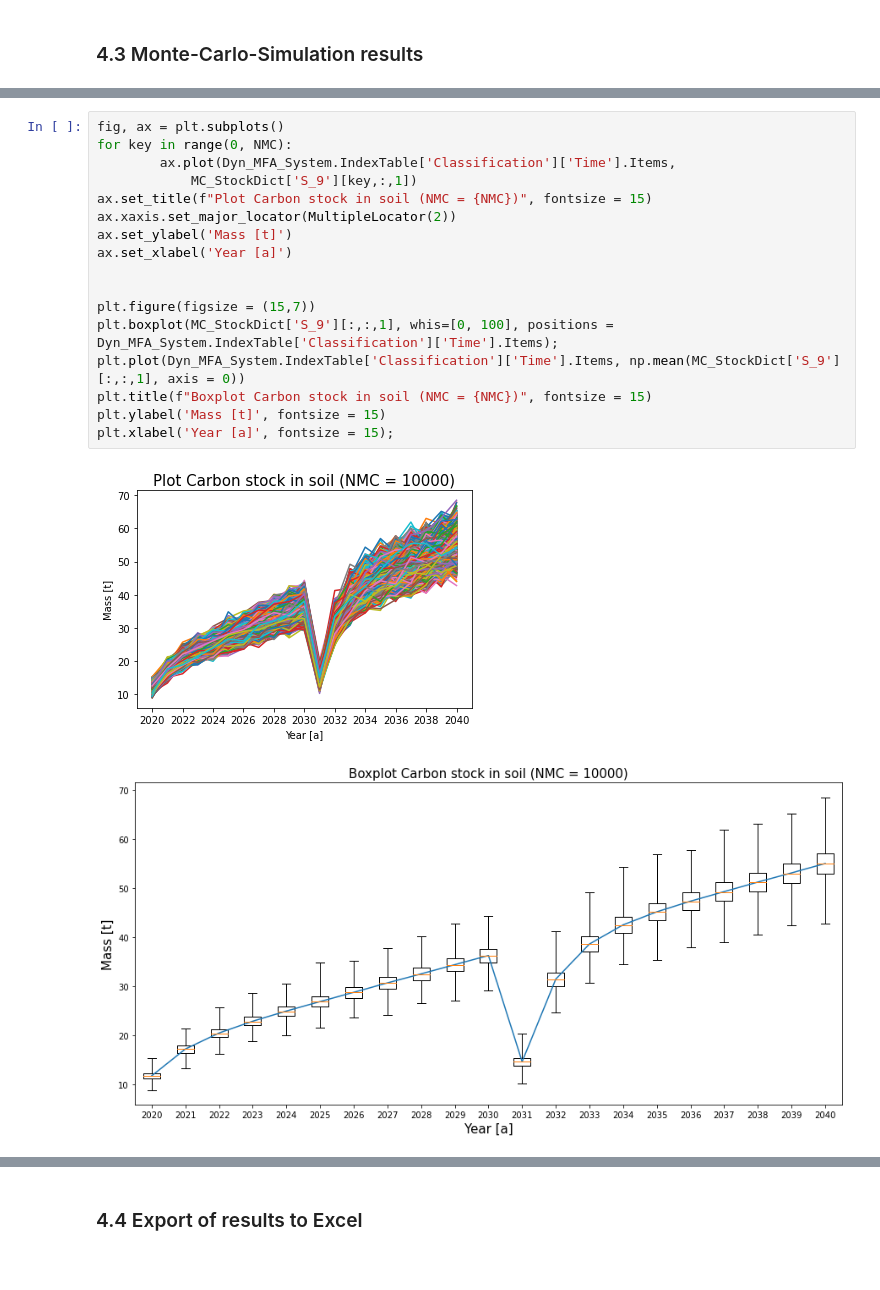
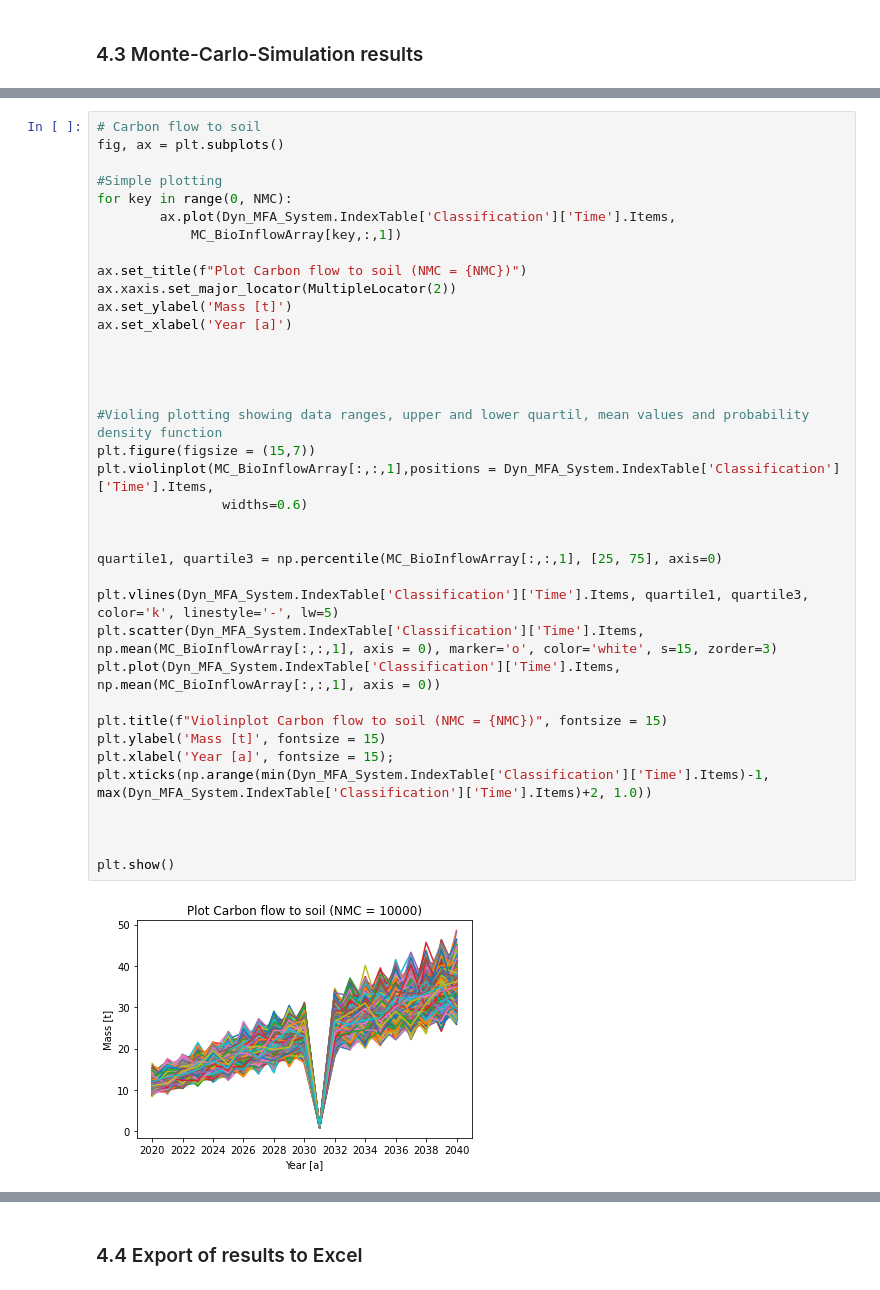
Before and after one commit to lukashpe/biODYM, a Jupyter notebook: template/biODYM_template.ipynb, the cells around one changed output, grey strips where cells are left out. Drawn from its saved outputs; the diff is of its cells as text.

```diff
--- a/template/biODYM_template.ipynb
+++ b/template/biODYM_template.ipynb
@@ -875,20 +850,39 @@ plt.xlabel('Year [a]', fontsize = 15);
-# %%
-fig, ax = plt.subplots()
-for key in range(0, NMC):
-        ax.plot(Dyn_MFA_System.IndexTable['Classification']['Time'].Items,
-            MC_StockDict['S_9'][key,:,1])
-ax.set_title(f"Plot Carbon stock in soil (NMC = {NMC})", fontsize = 15)
-ax.xaxis.set_major_locator(MultipleLocator(2))
-ax.set_ylabel('Mass [t]')
-ax.set_xlabel('Year [a]')
-
-
-plt.figure(figsize = (15,7))
-plt.boxplot(MC_StockDict['S_9'][:,:,1], whis=[0, 100], positions = Dyn_MFA_System.IndexTable['Classification']['Time'].Items);
-plt.plot(Dyn_MFA_System.IndexTable['Classification']['Time'].Items, np.mean(MC_StockDict['S_9'][:,:,1], axis = 0))
-plt.title(f"Boxplot Carbon stock in soil (NMC = {NMC})", fontsize = 15)
-plt.ylabel('Mass [t]', fontsize = 15)
-plt.xlabel('Year [a]', fontsize = 15);
-# %% [output]
-[figure, removed]
-[figure, removed]
+# %%
+# Carbon flow to soil
+fig, ax = plt.subplots()
+
+#Simple plotting
+for key in range(0, NMC):
+        ax.plot(Dyn_MFA_System.IndexTable['Classification']['Time'].Items,
+            MC_BioInflowArray[key,:,1])
+
+ax.set_title(f"Plot Carbon flow to soil (NMC = {NMC})")
+ax.xaxis.set_major_locator(MultipleLocator(2))
+ax.set_ylabel('Mass [t]')
+ax.set_xlabel('Year [a]')
+
+
+
+
+#Violing plotting showing data ranges, upper and lower quartil, mean values and probability density function
+plt.figure(figsize = (15,7))
+plt.violinplot(MC_BioInflowArray[:,:,1],positions = Dyn_MFA_System.IndexTable['Classification']['Time'].Items,
+                widths=0.6)
+
+
+quartile1, quartile3 = np.percentile(MC_BioInflowArray[:,:,1], [25, 75], axis=0)
+
+plt.vlines(Dyn_MFA_System.IndexTable['Classification']['Time'].Items, quartile1, quartile3, color='k', linestyle='-', lw=5)
+plt.scatter(Dyn_MFA_System.IndexTable['Classification']['Time'].Items, np.mean(MC_BioInflowArray[:,:,1], axis = 0), marker='o', color='white', s=15, zorder=3)
+plt.plot(Dyn_MFA_System.IndexTable['Classification']['Time'].Items, np.mean(MC_BioInflowArray[:,:,1], axis = 0))
+
+plt.title(f"Violinplot Carbon flow to soil (NMC = {NMC})", fontsize = 15)
+plt.ylabel('Mass [t]', fontsize = 15)
+plt.xlabel('Year [a]', fontsize = 15);
+plt.xticks(np.arange(min(Dyn_MFA_System.IndexTable['Classification']['Time'].Items)-1, max(Dyn_MFA_System.IndexTable['Classification']['Time'].Items)+2, 1.0))
+
+
+
+plt.show()
+# %% [output]
+[figure, added]
```
Also changed, not shown: parts of 25 cells of this notebook.
